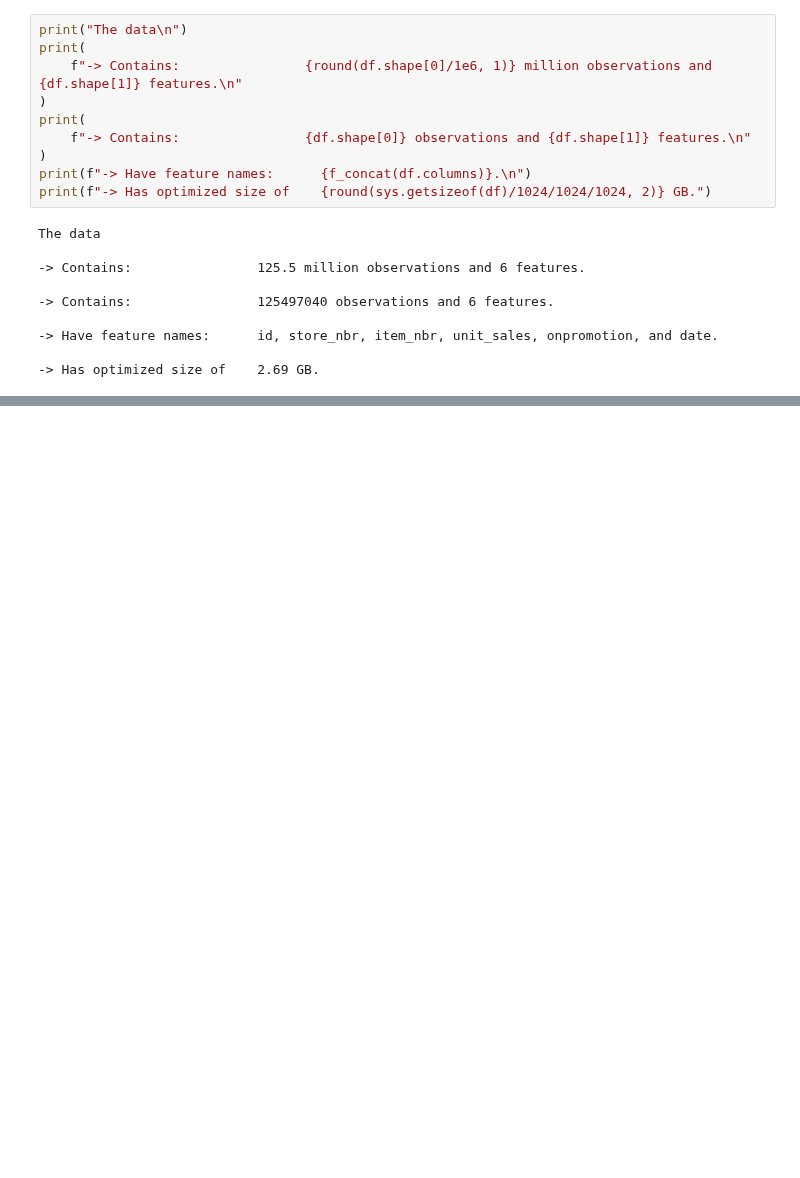
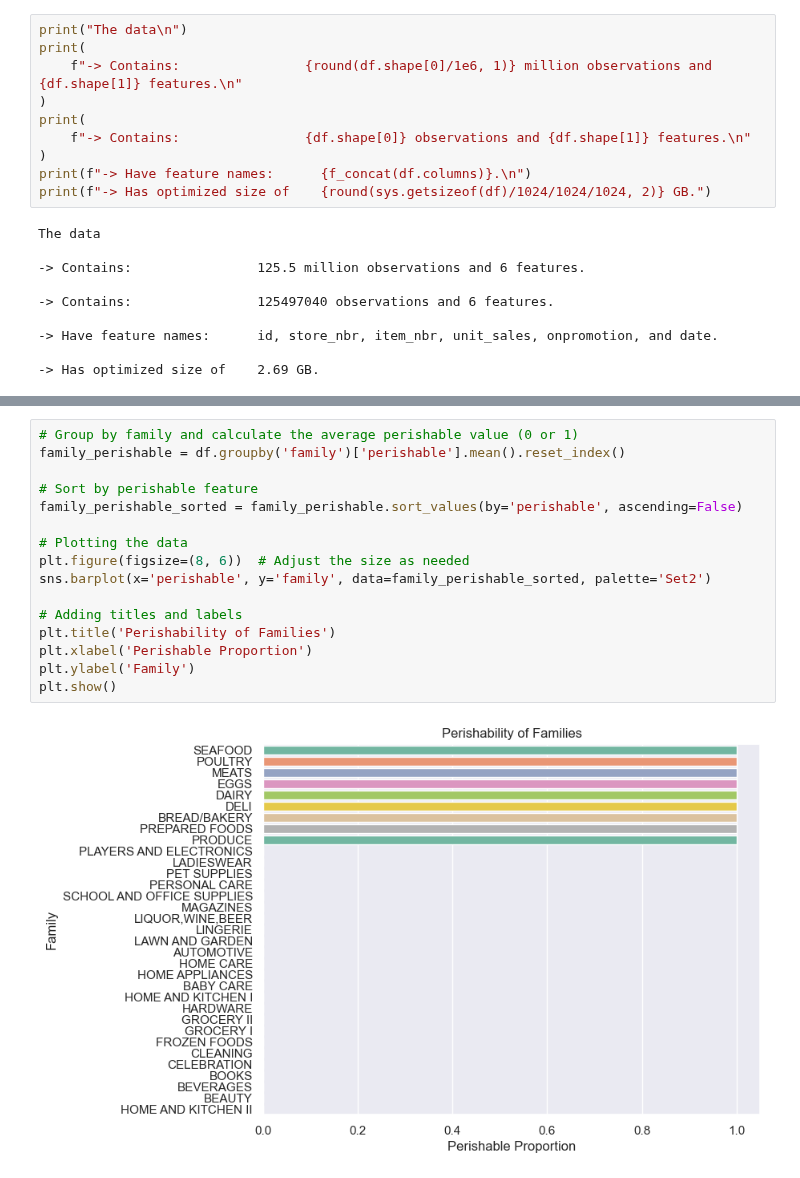
Before and after one commit to AFEngelage/Group4B, a Jupyter notebook: notebooks/Itesm.ipynb, the cells around one changed output, grey strips where cells are left out. Cells and saved outputs as stored; diff of their text form; blank space fills up the shorter version.

```diff
--- a/notebooks/Itesm.ipynb
+++ b/notebooks/Itesm.ipynb
@@ -678,0 +370,18 @@ chart  # .display()
+# %%
+# Group by family and calculate the average perishable value (0 or 1)
+family_perishable = df.groupby('family')['perishable'].mean().reset_index()
+
+# Sort by perishable feature
+family_perishable_sorted = family_perishable.sort_values(by='perishable', ascending=False)
+
+# Plotting the data
+plt.figure(figsize=(8, 6))  # Adjust the size as needed
+sns.barplot(x='perishable', y='family', data=family_perishable_sorted, palette='Set2')
+
+# Adding titles and labels
+plt.title('Perishability of Families')
+plt.xlabel('Perishable Proportion')
+plt.ylabel('Family')
+plt.show()
+# %% [output]
+[figure, added]
```
Also changed, not shown: parts of 16 cells of this notebook.
